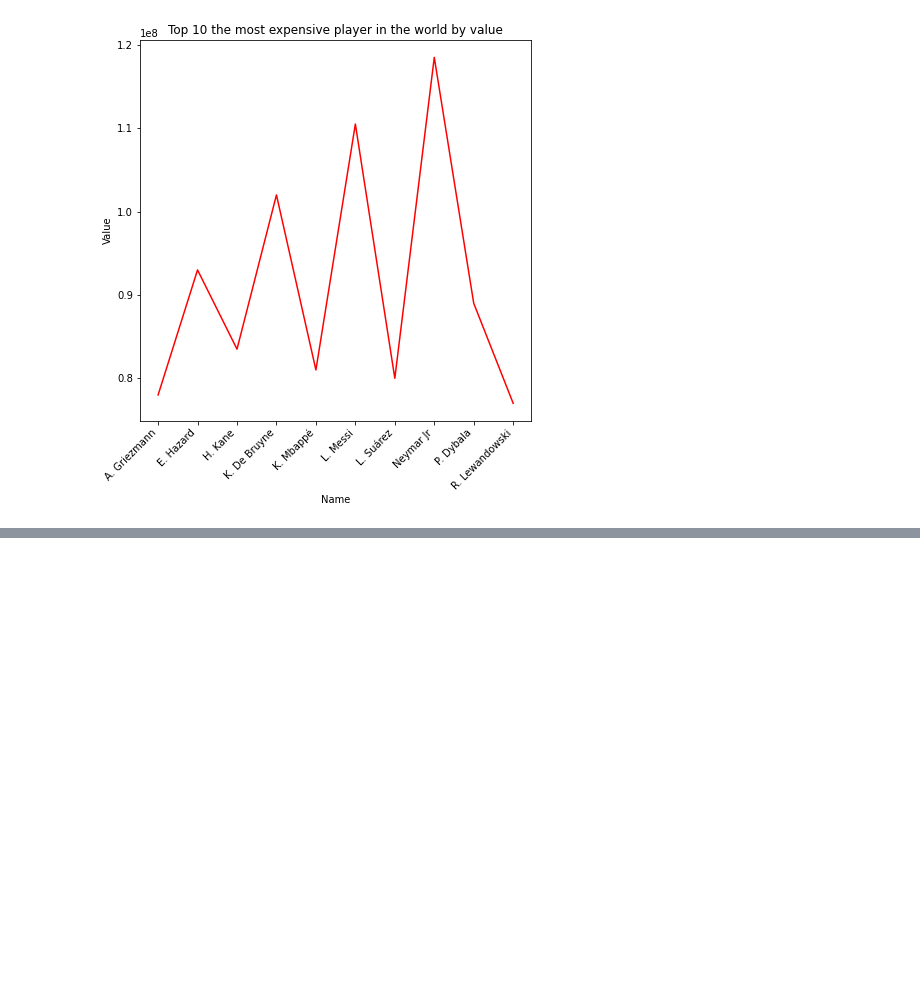
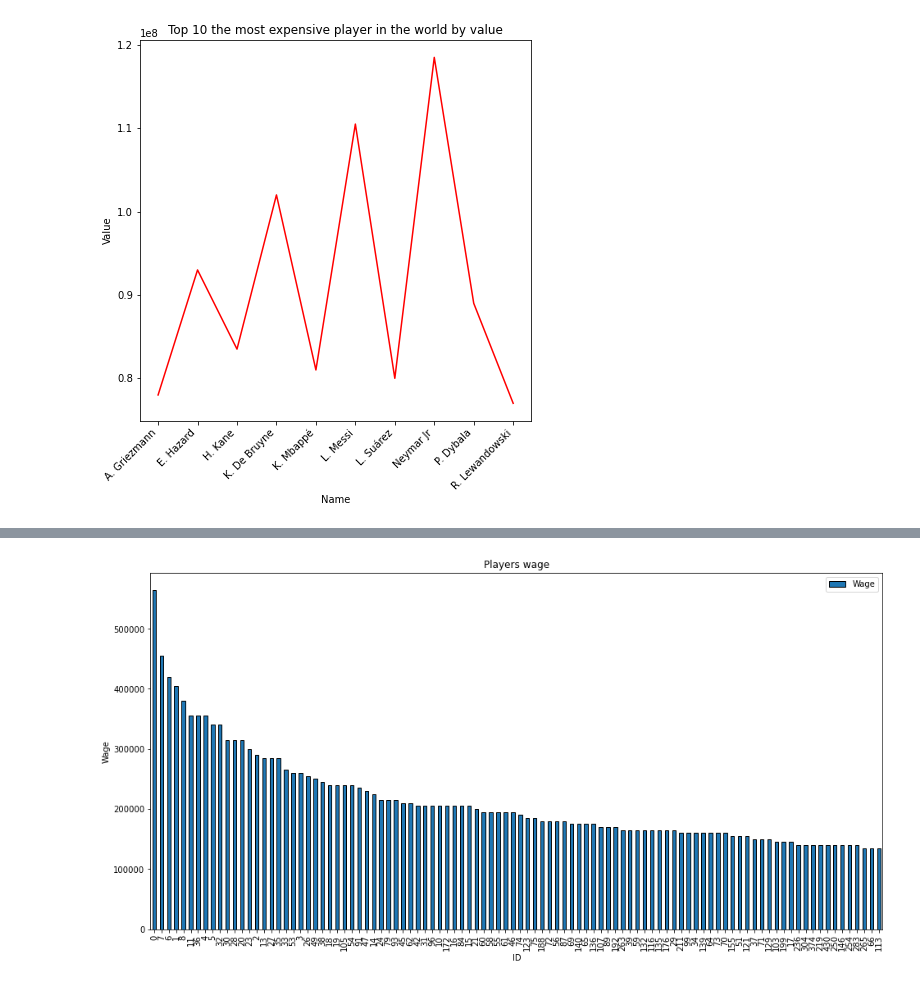
Before and after one commit to Sarvarbek019/FIFA-2019, a Jupyter notebook: FIFA 2019.ipynb, the cells around one changed output, grey strips where cells are left out. Saved outputs shown, nothing was run; the diff lists cells and outputs as text; code cells hidden in the pictures; blank space fills up the shorter version.

```diff
--- a/FIFA 2019.ipynb
+++ b/FIFA 2019.ipynb
@@ -828,0 +895,3 @@ plt.show()
+# %%
+ff2=reader[['Name','Wage']].sort_values(by=['Wage'], ascending=False).head(100)
+ff2
@@ -828,0 +912,8 @@ plt.show()
+# %%
+ff2.plot.bar(width=0.5,edgecolor='k',align='center',linewidth=1,figsize=(16,8))
+plt.title('Players wage')
+plt.xlabel('ID')
+plt.ylabel('Wage')
+plt.ioff()
+# %% [output]
+[figure, added]
```
Also changed, not shown: parts of 32 cells of this notebook.
